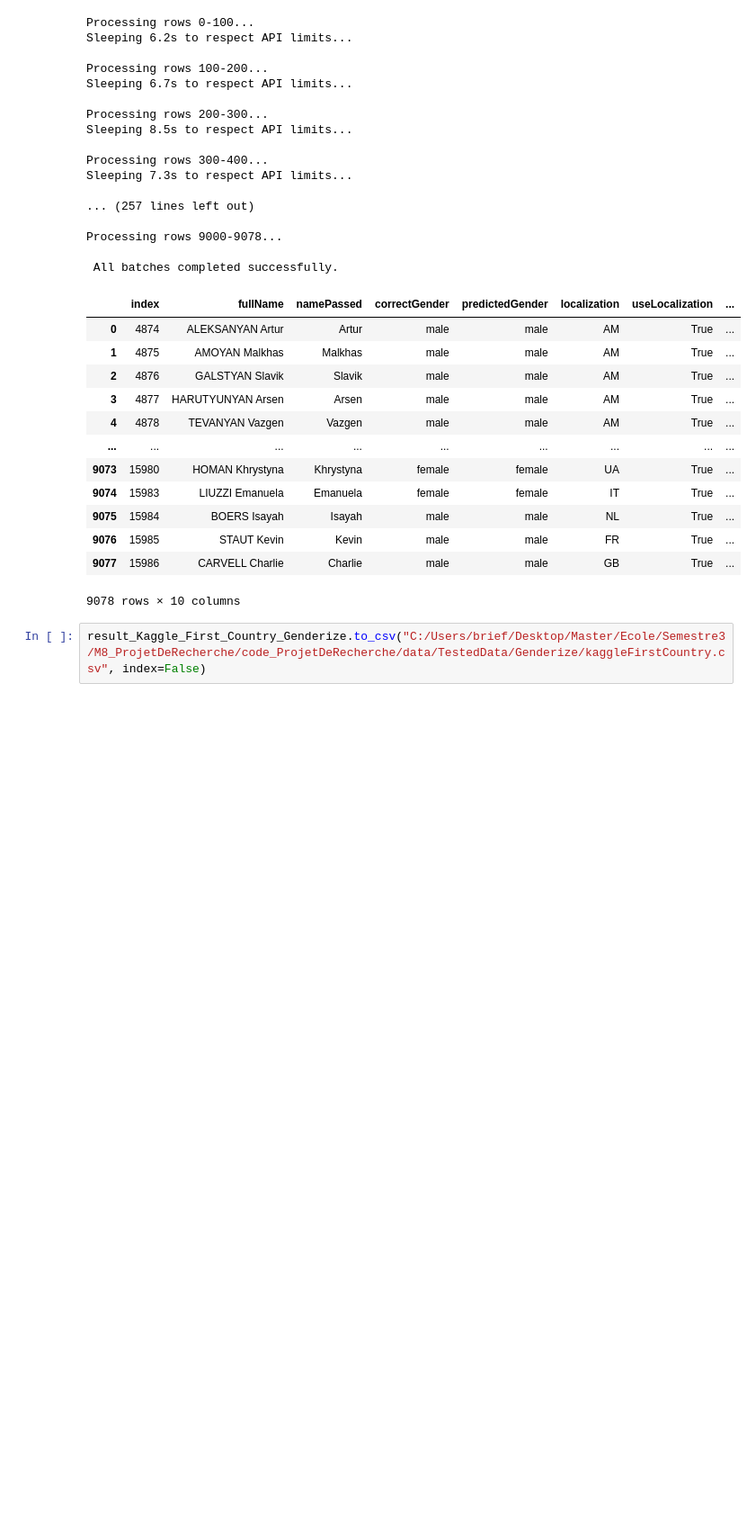
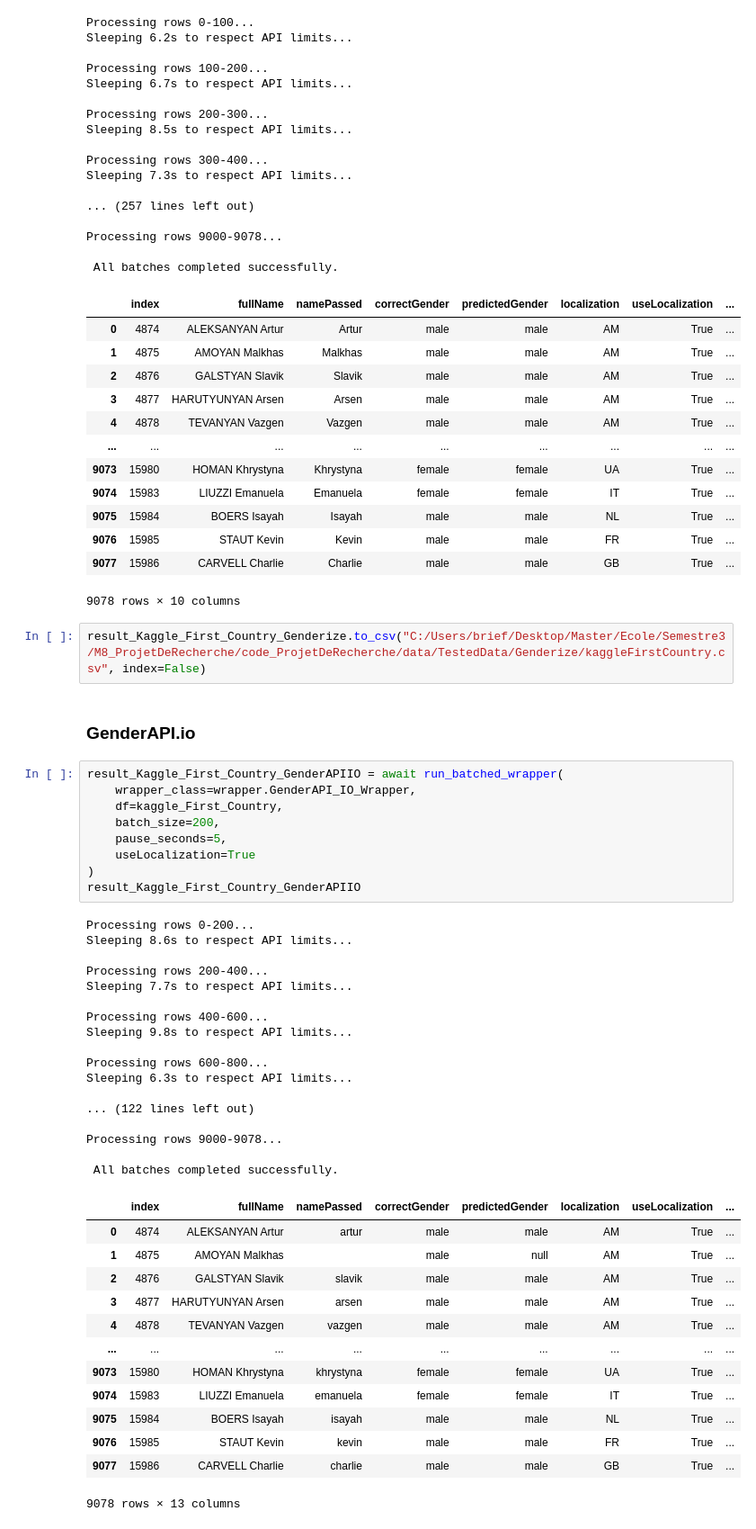
Before and after one commit to Briefgarde/name2genderresearch, a Jupyter notebook: notebooks/testing/testing.ipynb, the cells around one changed output. Shown: that part at 90% size. Drawn from its saved outputs; the diff is of its cells as text; blank space fills up the shorter version.

Commit message:
tested genderAPI.io on kaggle

```diff
--- a/notebooks/testing/testing.ipynb
+++ b/notebooks/testing/testing.ipynb
@@ -363,3 +362,45 @@ Processing rows 9000-9078...
 9078 rows × 10 columns
 # %%
 result_Kaggle_First_Country_Genderize.to_csv("C:/Users/brief/Desktop/Master/Ecole/Semestre3/M8_ProjetDeRecherche/code_ProjetDeRecherche/data/TestedData/Genderize/kaggleFirstCountry.csv", index=False)
+# %% [markdown]
+### GenderAPI.io
+# %%
+result_Kaggle_First_Country_GenderAPIIO = await run_batched_wrapper(
+    wrapper_class=wrapper.GenderAPI_IO_Wrapper,
+    df=kaggle_First_Country,
+    batch_size=200,
+    pause_seconds=5,
+    useLocalization=True
+)
+result_Kaggle_First_Country_GenderAPIIO
+# %% [output]
+Processing rows 0-200...
+Sleeping 8.6s to respect API limits...
+
+Processing rows 200-400...
+Sleeping 7.7s to respect API limits...
+
+Processing rows 400-600...
+Sleeping 9.8s to respect API limits...
+
+Processing rows 600-800...
+Sleeping 6.3s to respect API limits...
+
+... (122 lines left out)
+
+Processing rows 9000-9078...
+
+ All batches completed successfully.
+|  | index | fullName | namePassed | correctGender | predictedGender | localization | useLocalization | ... |
+| 0 | 4874 | ALEKSANYAN Artur | artur | male | male | AM | True | ... |
+| 1 | 4875 | AMOYAN Malkhas |  | male | null | AM | True | ... |
+| 2 | 4876 | GALSTYAN Slavik | slavik | male | male | AM | True | ... |
+| 3 | 4877 | HARUTYUNYAN Arsen | arsen | male | male | AM | True | ... |
+| 4 | 4878 | TEVANYAN Vazgen | vazgen | male | male | AM | True | ... |
+| ... | ... | ... | ... | ... | ... | ... | ... | ... |
+| 9073 | 15980 | HOMAN Khrystyna | khrystyna | female | female | UA | True | ... |
+| 9074 | 15983 | LIUZZI Emanuela | emanuela | female | female | IT | True | ... |
+| 9075 | 15984 | BOERS Isayah | isayah | male | male | NL | True | ... |
+| 9076 | 15985 | STAUT Kevin | kevin | male | male | FR | True | ... |
+| 9077 | 15986 | CARVELL Charlie | charlie | male | male | GB | True | ... |
+9078 rows × 13 columns
```
Also changed, not shown: parts of 6 cells of this notebook, 1 other file.
